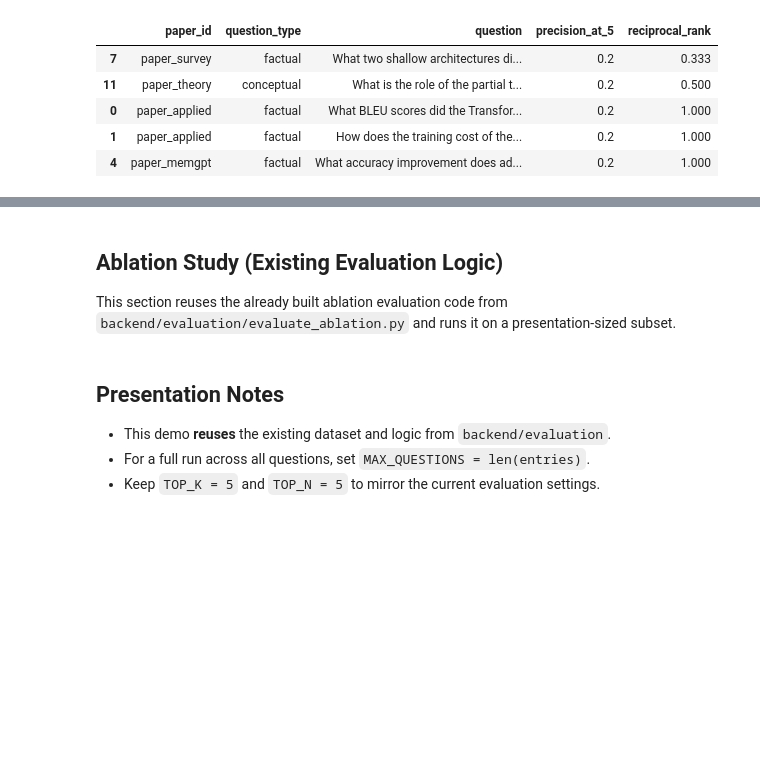
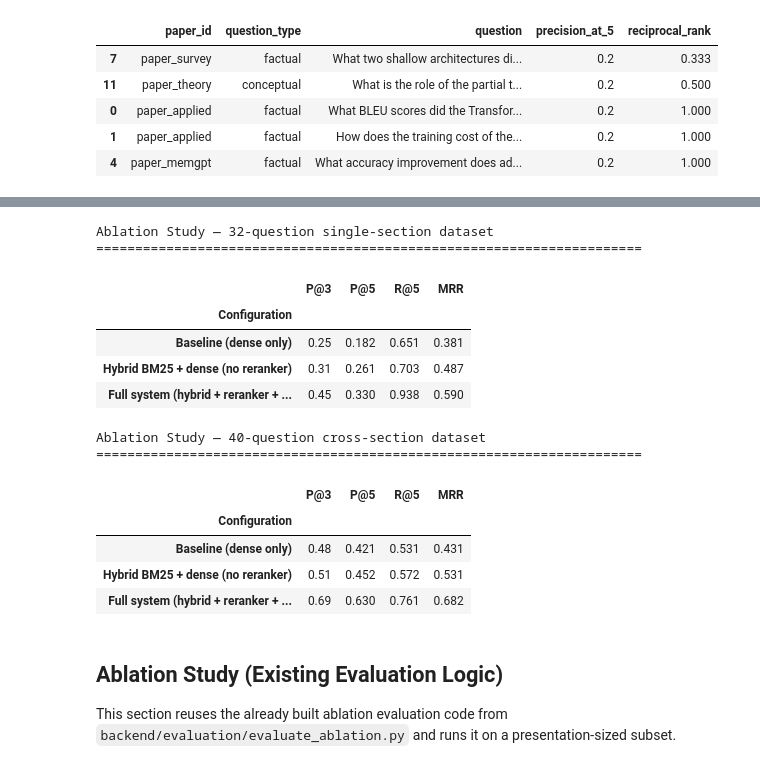
Before and after one commit to AmanDbz1101/AcadAI, a Jupyter notebook: playground/15_retrieval_showcase_minimal.ipynb, the cells around one changed output, grey strips where cells are left out. Drawn from its saved outputs; the diff is of its cells as text; code cells hidden in the pictures; blank space fills up the shorter version.

```diff
--- a/playground/15_retrieval_showcase_minimal.ipynb
+++ b/playground/15_retrieval_showcase_minimal.ipynb
@@ -315,10 +231,65 @@ Improvement baseline -> full: P@5 +0.033, MRR +0.111
+# %%
+import json
+from pathlib import Path
+import pandas as pd
+
+ROOT = Path.cwd().parent if Path.cwd().name == 'playground' else Path.cwd()
+BACKEND_DIR = ROOT / 'backend'
+RESULTS_DIR = BACKEND_DIR / 'evaluation' / 'results'
+
+with open(RESULTS_DIR / 'ablation_results.json') as f:
+    orig = json.load(f)
+
+with open(RESULTS_DIR / 'new_ablation_results.json') as f:
+    new = json.load(f)
+
+display_names = [
+    "Baseline (dense only)",
+    "Hybrid BM25 + dense (no reranker)",
+    "Full system (hybrid + reranker + section filter)",
+]
+
+def make_df(configs):
+    rows = []
+    for cfg, name in zip(configs, display_names):
+        rows.append({
+            'Configuration': name,
+            'P@3':  cfg['precision_at_3'],
+            'P@5':  cfg['precision_at_5'],
+            'R@5':  cfg['recall_at_5'],
+            'MRR':  cfg['reciprocal_rank'],
+        })
+    return pd.DataFrame(rows).set_index('Configuration')
+
+orig_configs = orig['summary']['configurations']
+new_configs  = new['summary']['configurations']
+
+orig_n = orig_configs[0]['num_questions']
+new_n  = new_configs[0]['num_questions']
+
+print(f"Ablation Study — {orig_n}-question single-section dataset")
+print("=" * 70)
+display(make_df(orig_configs))
+
+print(f"\nAblation Study — {new_n}-question cross-section dataset")
+print("=" * 70)
+display(make_df(new_configs))
+# %% [output]
+Ablation Study — 32-question single-section dataset
+======================================================================
+|  | P@3 | P@5 | R@5 | MRR |
+| Configuration |  |  |  |  |
+| Baseline (dense only) | 0.25 | 0.182 | 0.651 | 0.381 |
+| Hybrid BM25 + dense (no reranker) | 0.31 | 0.261 | 0.703 | 0.487 |
+| Full system (hybrid + reranker + ... | 0.45 | 0.330 | 0.938 | 0.590 |
+Ablation Study — 40-question cross-section dataset
+======================================================================
+|  | P@3 | P@5 | R@5 | MRR |
+| Configuration |  |  |  |  |
+| Baseline (dense only) | 0.48 | 0.421 | 0.531 | 0.431 |
+| Hybrid BM25 + dense (no reranker) | 0.51 | 0.452 | 0.572 | 0.531 |
+| Full system (hybrid + reranker + ... | 0.69 | 0.630 | 0.761 | 0.682 |
 # %% [markdown]
 ## Ablation Study (Existing Evaluation Logic)
 
 This section reuses the already built ablation evaluation code from `backend/evaluation/evaluate_ablation.py` and runs it on a presentation-sized subset.
-# %% [markdown]
-## Presentation Notes
-
-- This demo **reuses** the existing dataset and logic from `backend/evaluation`.
-- For a full run across all questions, set `MAX_QUESTIONS = len(entries)`.
-- Keep `TOP_K = 5` and `TOP_N = 5` to mirror the current evaluation settings.
```
Also changed, not shown: parts of 2 cells of this notebook, 5 other files.
